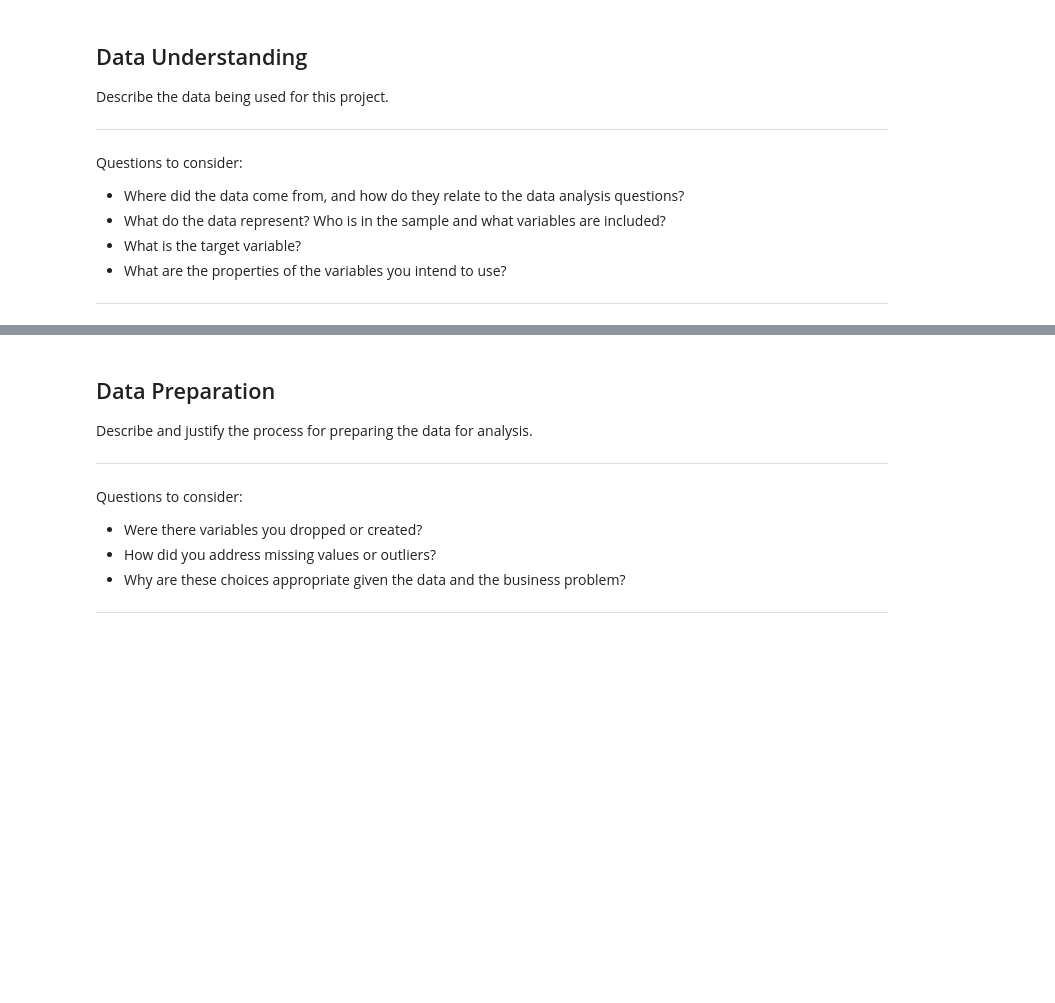
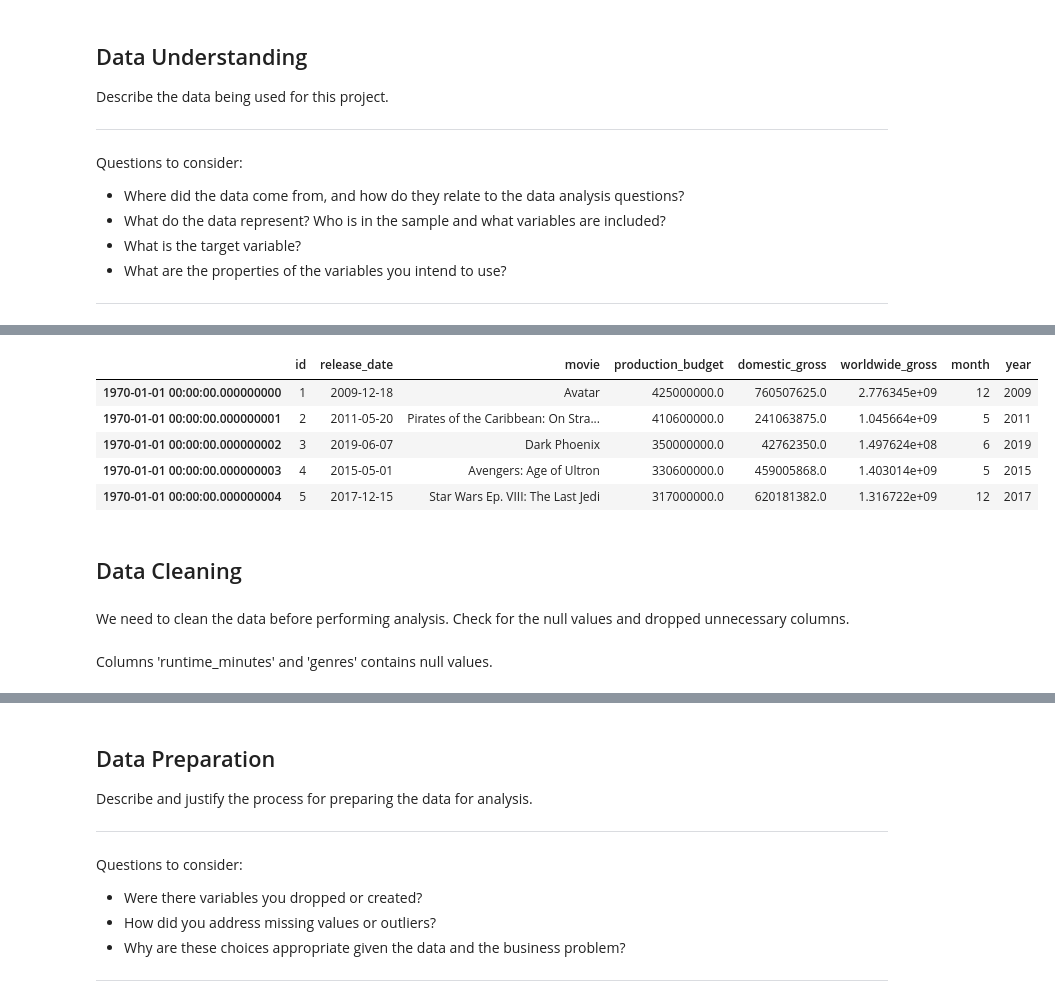
Before and after one commit to Prabagini/110920-pt-project-template, a Jupyter notebook: dsc-phase1-project-template.ipynb, the cells around one changed output, grey strips where cells are left out. Drawn from its saved outputs; the diff is of its cells as text; code cells hidden in the pictures; blank space fills up the shorter version.

```diff
--- a/dsc-phase1-project-template.ipynb
+++ b/dsc-phase1-project-template.ipynb
@@ -653,0 +238,3 @@ imdb_title_basics_ratings_df.rename(primary_title='title')
+# %%
+# convert 'release_date' to datetime object.
+budget_df['release_date'] = pd.to_datetime(budget_df['release_date'])
@@ -653,0 +250,24 @@ imdb_title_basics_ratings_df.rename(primary_title='title')
+# %%
+# reset the index to datetime format to geth the month and year in separate column.
+budget_df.index = pd.to_datetime(budget_df.index)
+# %%
+# create 'month' column
+budget_df['month'] = budget_df['release_date'].dt.month
+# %%
+# craete 'year'column
+budget_df['year'] = budget_df['release_date'].dt.year
+# %%
+budget_df.head()
+# %% [output]
+|  | id | release_date | movie | production_budget | domestic_gross | worldwide_gross | month | year |
+| 1970-01-01 00:00:00.000000000 | 1 | 2009-12-18 | Avatar | 425000000.0 | 760507625.0 | 2.776345e+09 | 12 | 2009 |
+| 1970-01-01 00:00:00.000000001 | 2 | 2011-05-20 | Pirates of the Caribbean: On Stra... | 410600000.0 | 241063875.0 | 1.045664e+09 | 5 | 2011 |
+| 1970-01-01 00:00:00.000000002 | 3 | 2019-06-07 | Dark Phoenix | 350000000.0 | 42762350.0 | 1.497624e+08 | 6 | 2019 |
+| 1970-01-01 00:00:00.000000003 | 4 | 2015-05-01 | Avengers: Age of Ultron | 330600000.0 | 459005868.0 | 1.403014e+09 | 5 | 2015 |
+| 1970-01-01 00:00:00.000000004 | 5 | 2017-12-15 | Star Wars Ep. VIII: The Last Jedi | 317000000.0 | 620181382.0 | 1.316722e+09 | 12 | 2017 |
+# %% [markdown]
+## Data Cleaning
+# %% [markdown]
+We need to clean the data before performing analysis. Check for the null values and dropped unnecessary columns.
+# %% [markdown]
+Columns 'runtime_minutes' and 'genres' contains null values.
```
Also changed, not shown: parts of 80 cells of this notebook.
